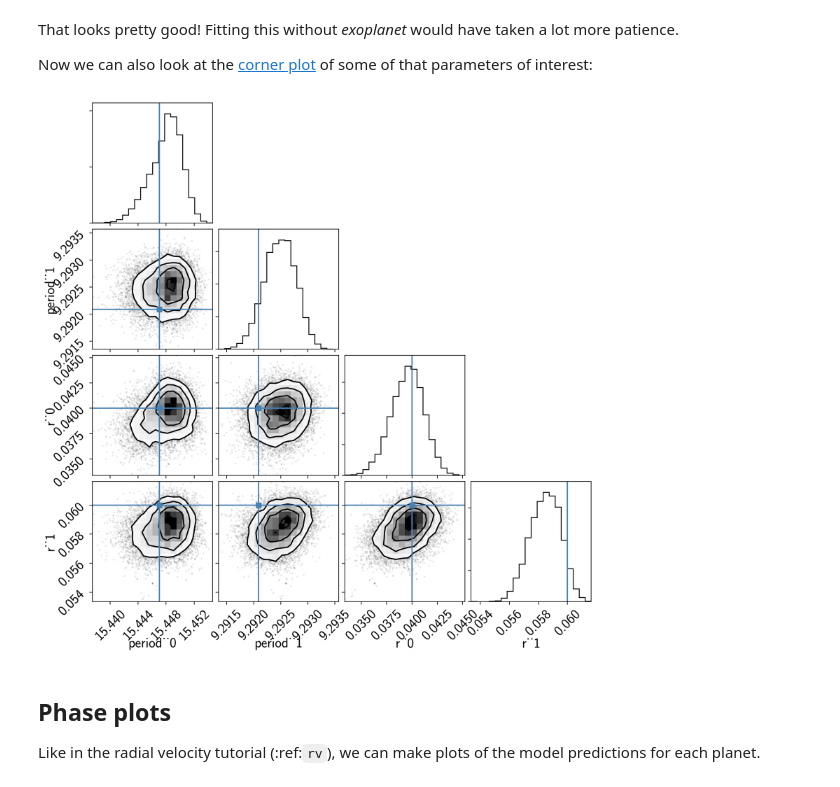
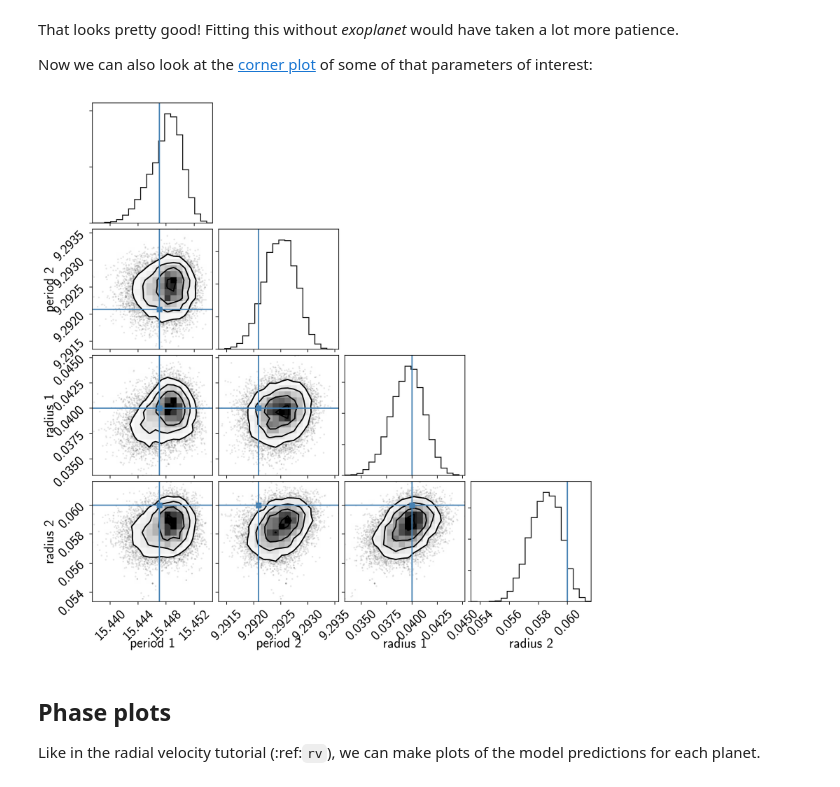
Before and after one commit to exoplanet-dev/case-studies, a Jupyter notebook: _static/notebooks/transit.ipynb, the cells around one changed output. Cells and saved outputs as stored; diff of their text form; code cells hidden in the pictures.

```diff
--- a/_static/notebooks/transit.ipynb
+++ b/_static/notebooks/transit.ipynb
@@ -160,10 +160,10 @@ Now we can also look at the [corner plot](https://corner.readthedocs.io) of some
 # %%
 import corner
 samples = pm.trace_to_dataframe(trace, varnames=["period", "r"])
 truth = np.concatenate(xo.eval_in_model([period, r], model.test_point, model=model))
-corner.corner(samples, truths=truth);
+corner.corner(samples, truths=truth, labels=["period 1", "period 2", "radius 1", "radius 2"]);
 # %% [output]
-[figure, old version]
+[figure, new version]
 # %% [markdown]
 ## Phase plots
 
```
Also changed, not shown: parts of 5 cells of this notebook, 8 other files.
